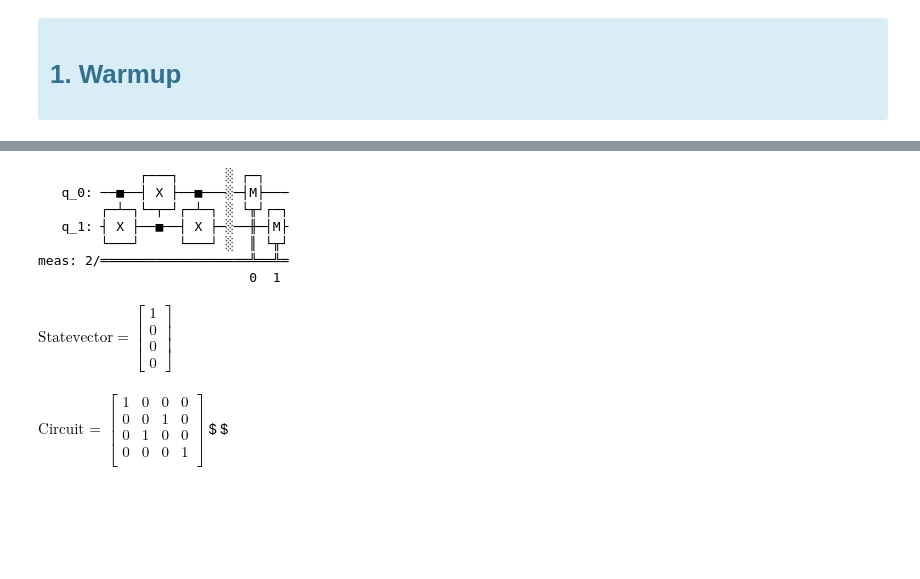
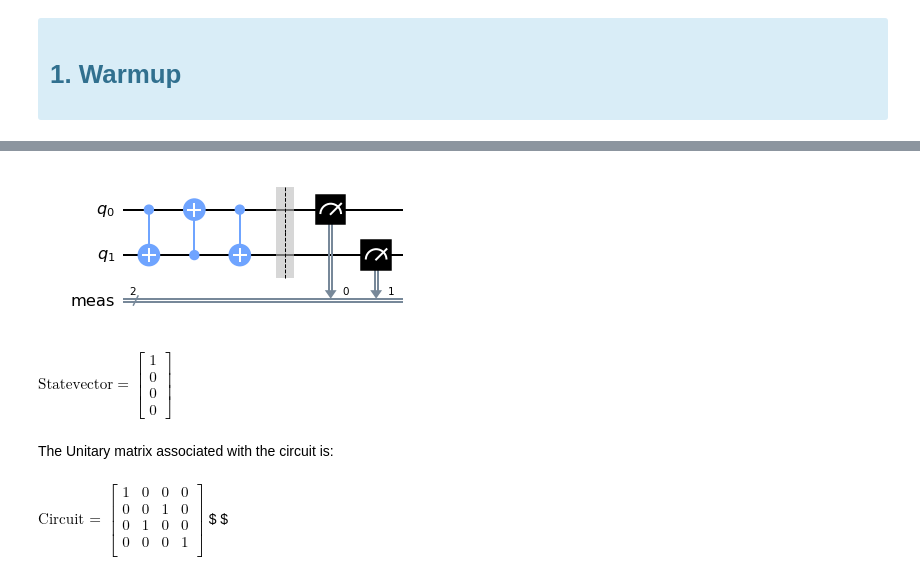
Before and after one commit to lionelchg/LesAtomesDeSavoie, a Jupyter notebook: qiskit/IBM_Hackaton/IBM-LAB-2/IBM-LAB2.ipynb, the cells around one changed output, grey strips where cells are left out. Cells and saved outputs as stored; diff of their text form; code cells hidden in the pictures; blank space fills up the shorter version.

```diff
--- a/qiskit/IBM_Hackaton/IBM-LAB-2/IBM-LAB2.ipynb
+++ b/qiskit/IBM_Hackaton/IBM-LAB-2/IBM-LAB2.ipynb
@@ -41,21 +41,15 @@ You may just decide to go with matrices multiplication...
 # %%
 from qiskit import QuantumCircuit, assemble, Aer
 qc = QuantumCircuit(2)
 #qc.initialize([0,1],0)
 #qc.initialize([1,0],1)
 qc.cx(0, 1)
 qc.cx(1, 0)
 qc.cx(0, 1)
 qc.measure_all()
-qc.draw()
+qc.draw(output='mpl')
 # %% [output]
-             ┌───┐      ░ ┌─┐
-   q_0: ──■──┤ X ├──■───░─┤M├───
-        ┌─┴─┐└─┬─┘┌─┴─┐ ░ └╥┘┌─┐
-   q_1: ┤ X ├──■──┤ X ├─░──╫─┤M├
-        └───┘     └───┘ ░  ║ └╥┘
-meas: 2/═══════════════════╩══╩═
-                           0  1
+[figure, added]
 # %%
 svsim = Aer.get_backend('statevector_simulator')
 qobj = assemble(qc)
@@ -75,6 +69,8 @@ $\displaystyle
 0
 \end{bmatrix}
 $
+# %% [markdown]
+The Unitary matrix associated with the circuit is:
 # %%
 qc = QuantumCircuit(2)
 #qc.initialize([0,1],0)
```
Also changed, not shown: parts of 22 cells of this notebook.
